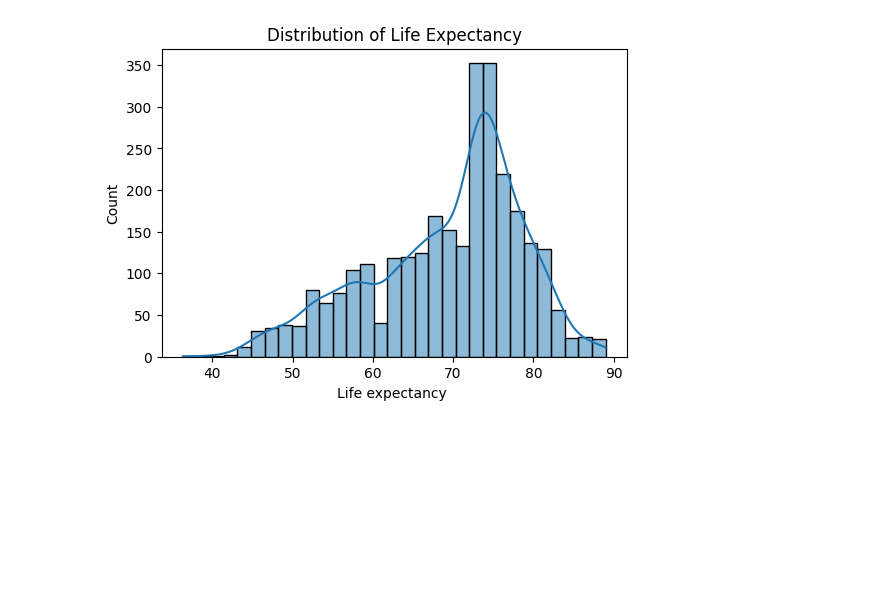
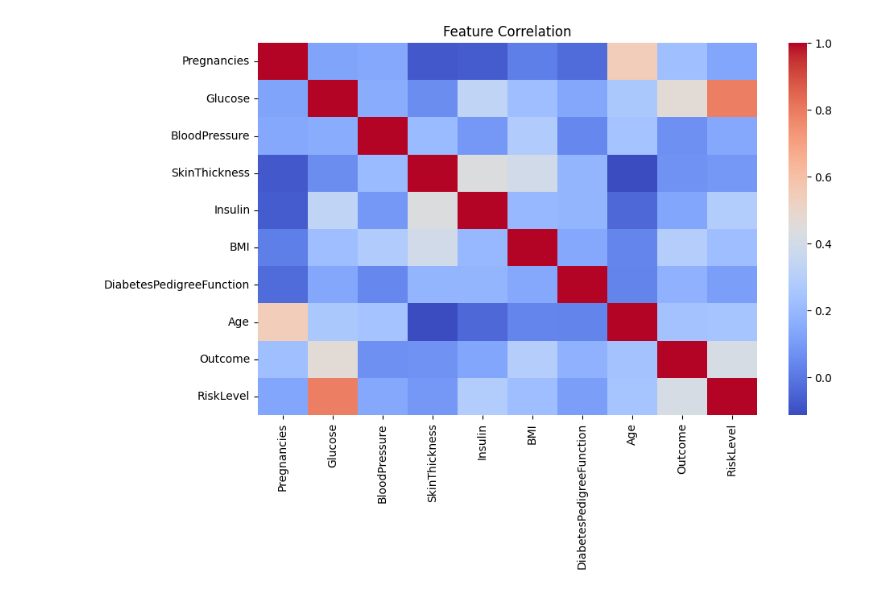
Before and after one commit to rishim929/AIassesment, a Jupyter notebook: WLVID_RishimSapkota.ipynb, the cells around one changed output. Drawn from its saved outputs; the diff is of its cells as text; code cells hidden in the pictures; blank space fills up the shorter version.

```diff
--- a/WLVID_RishimSapkota.ipynb
+++ b/WLVID_RishimSapkota.ipynb
@@ -23,7 +23,7 @@ Mounted at /content/drive
 # %%
 import pandas as pd
 
-file_path = '/content/drive/MyDrive/Life Expectancy Data.csv'
+file_path = '/content/drive/MyDrive/diabetes.csv'
 df = pd.read_csv(file_path)
 
 df.head()
@@ -77,3 +68,12 @@ memory usage: 505.1+ KB
 dtype: int64
-# %%
-df.fillna(df.mean(numeric_only=True), inplace=True)
+# %%
+def risk_level(glucose):
+    if glucose < 140:
+        return 'Low'
+    elif glucose < 200:
+        return 'Moderate'
+    else:
+        return 'High'
+
+df['RiskLevel'] = df['Glucose'].apply(risk_level)
+df[['Glucose', 'RiskLevel']].head()
@@ -79,0 +87,4 @@ df.fillna(df.mean(numeric_only=True), inplace=True)
+# %%
+le = LabelEncoder()
+df['RiskLevel'] = le.fit_transform(df['RiskLevel'])
+le.classes_
@@ -80,7 +99,7 @@ df.fillna(df.mean(numeric_only=True), inplace=True)
 # %%
-plt.figure(figsize=(6,4))
-sns.histplot(df['Life expectancy '], kde=True)
-plt.title("Distribution of Life Expectancy")
+plt.figure(figsize=(10,6))
+sns.heatmap(df.corr(), cmap='coolwarm', annot=False)
+plt.title("Feature Correlation")
 plt.show()
 # %% [output]
-[figure, old version]
+[figure, new version]
```
Also changed, not shown: parts of 24 cells of this notebook.
